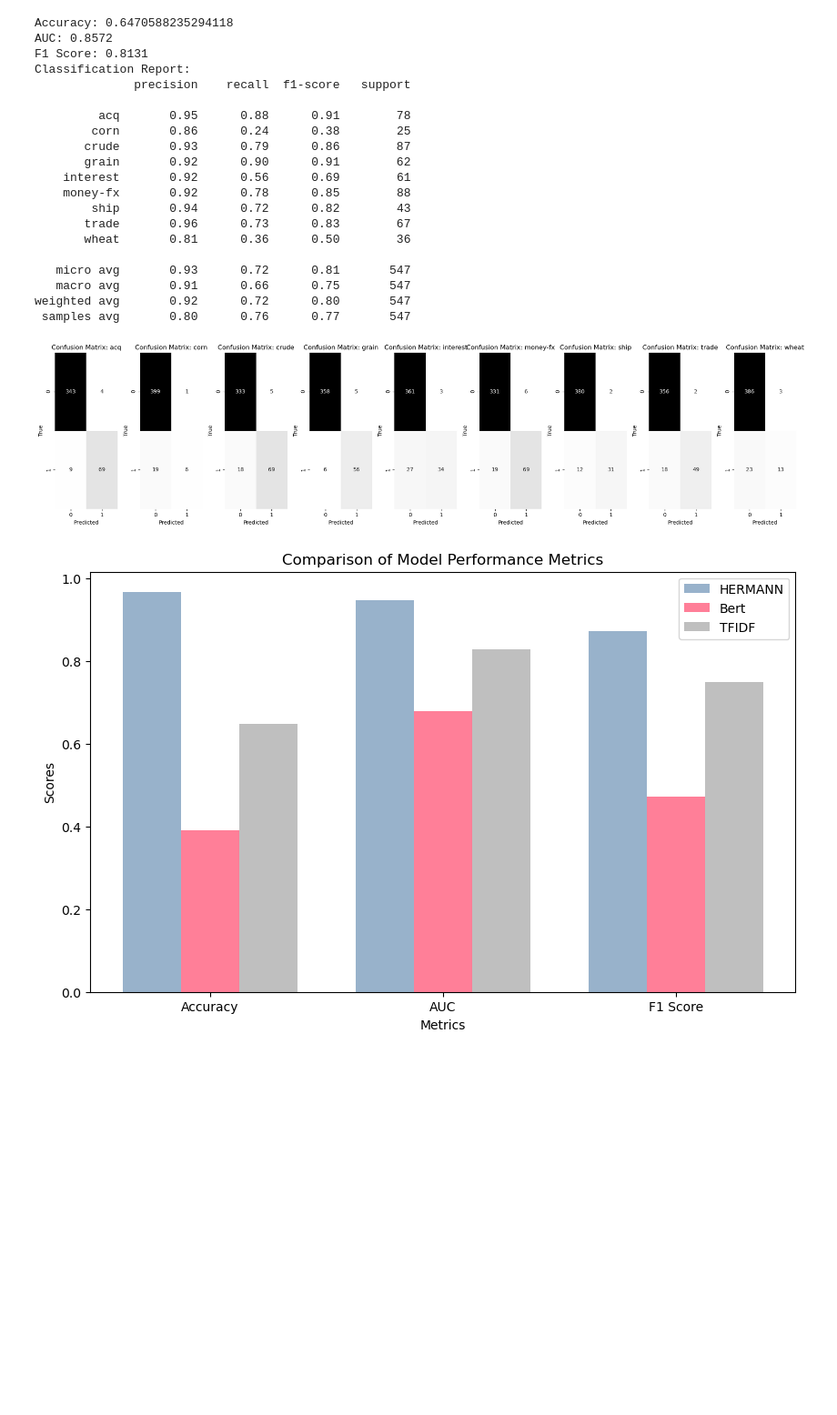
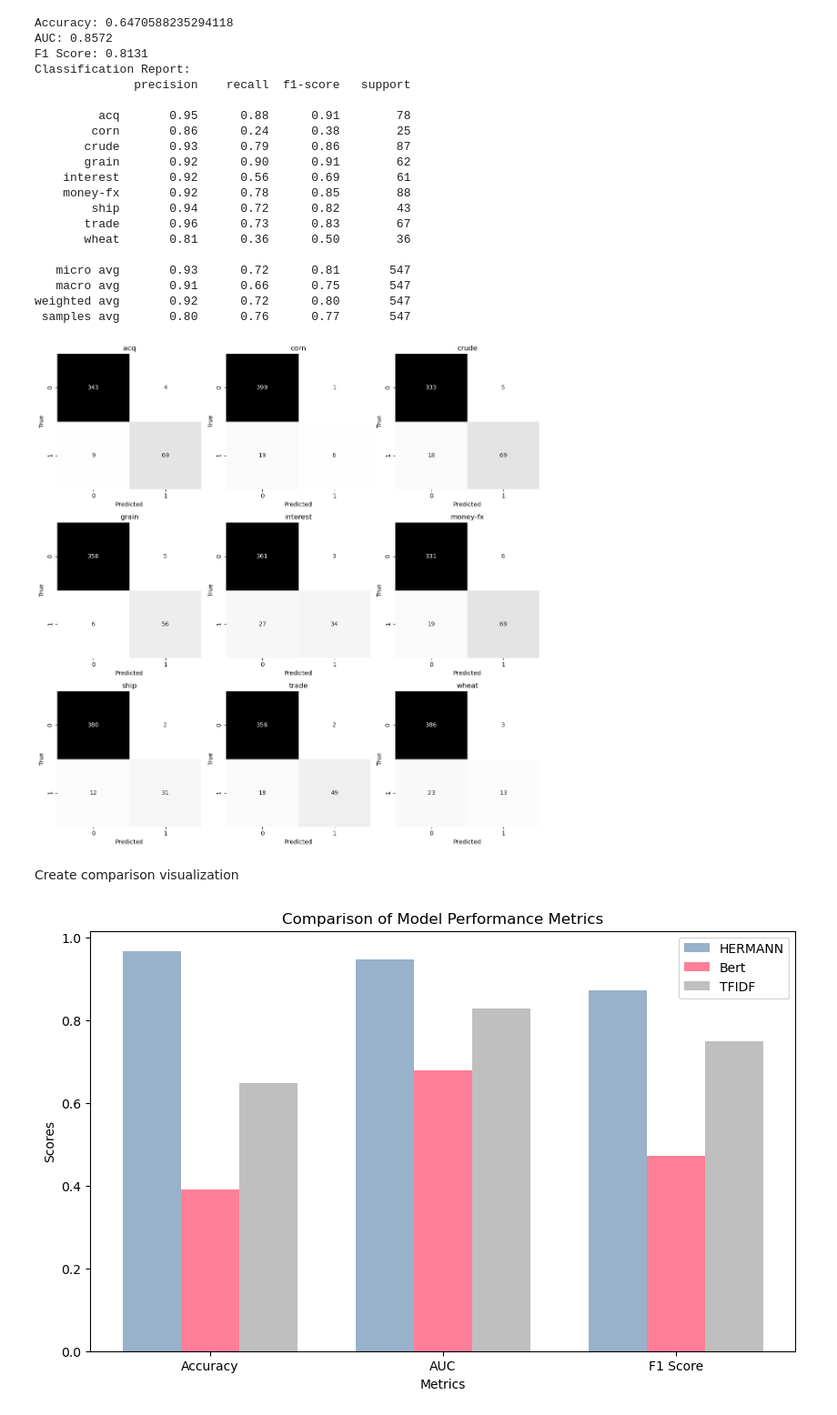
Before and after one commit to erelon/tree2matrix, a Jupyter notebook: examples/text/bert_tfidf_on_text.ipynb, the cells around one changed output. Shown: that part at 91% size. Saved outputs shown, nothing was run; the diff lists cells and outputs as text; code cells hidden in the pictures; blank space fills up the shorter version.

```diff
--- a/examples/text/bert_tfidf_on_text.ipynb
+++ b/examples/text/bert_tfidf_on_text.ipynb
@@ -35,12 +32,13 @@ def get_bert_embeddings(texts):
 
 def plot_confusion_matrices(conf_matrices, labels):
     n_labels = len(labels)
-    fig, axes = plt.subplots(1, n_labels, figsize=(20, 5))
+    fig, axes = plt.subplots(3, n_labels//3, figsize=(14,14))
+    axes = axes.flatten()
     if n_labels == 1:
         axes = [axes]
     for i, (matrix, label) in enumerate(zip(conf_matrices, labels)):
         disp = sns.heatmap(matrix, annot=True, fmt='d', ax=axes[i], cmap='Reds', cbar=False)
-        axes[i].set_title(f'Confusion Matrix: {label}')
+        axes[i].set_title(f'{label}')
         axes[i].set_xlabel('Predicted')
         axes[i].set_ylabel('True')
     plt.show()
@@ -137,12 +137,13 @@ import seaborn as sns
 
 def plot_confusion_matrices(conf_matrices, labels):
     n_labels = len(labels)
-    fig, axes = plt.subplots(1, n_labels, figsize=(20, 5))
+    fig, axes = plt.subplots(3, n_labels//3, figsize=(12, 12))
+    axes = axes.flatten()
     if n_labels == 1:
         axes = [axes]
     for i, (matrix, label) in enumerate(zip(conf_matrices, labels)):
         disp = sns.heatmap(matrix, annot=True, fmt='d', ax=axes[i], cmap='Greys', cbar=False)
-        axes[i].set_title(f'Confusion Matrix: {label}')
+        axes[i].set_title(f'{label}')
         axes[i].set_xlabel('Predicted')
         axes[i].set_ylabel('True')
     plt.tight_layout()
@@ -185,34 +186,36 @@ if __name__ == '__main__':
     print(f'AUC: {auc:.4f}')
     print(f'F1 Score: {f1:.4f}')
 
     class_report = classification_report(y_test, y_pred, target_names=label_classes, zero_division=0)
     print("Classification Report:")
     print(class_report)
 
     conf_matrix = multilabel_confusion_matrix(y_test, y_pred)
     plot_confusion_matrices(conf_matrix, label_classes)
 # %% [output]
 Accuracy: 0.6470588235294118
 AUC: 0.8572
 F1 Score: 0.8131
 Classification Report:
               precision    recall  f1-score   support
 
          acq       0.95      0.88      0.91        78
         corn       0.86      0.24      0.38        25
        crude       0.93      0.79      0.86        87
        grain       0.92      0.90      0.91        62
     interest       0.92      0.56      0.69        61
     money-fx       0.92      0.78      0.85        88
         ship       0.94      0.72      0.82        43
        trade       0.96      0.73      0.83        67
        wheat       0.81      0.36      0.50        36
 
    micro avg       0.93      0.72      0.81       547
    macro avg       0.91      0.66      0.75       547
 weighted avg       0.92      0.72      0.80       547
  samples avg       0.80      0.76      0.77       547
-[figure, old version]
+[figure, new version]
+# %% [markdown]
+Create comparison visualization
 # %%
 import matplotlib.pyplot as plt
 import numpy as np
```
Also changed, not shown: parts of 5 cells of this notebook, 2 other files.
